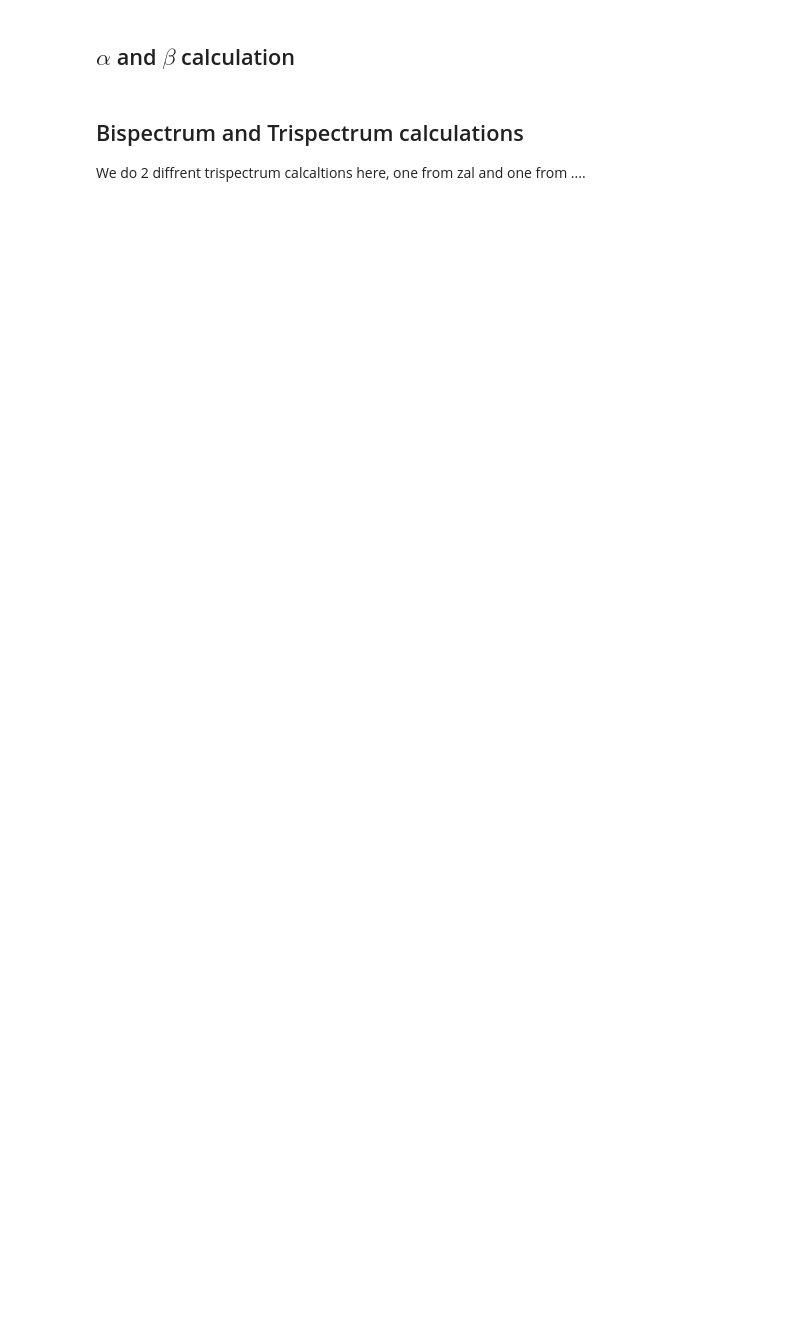
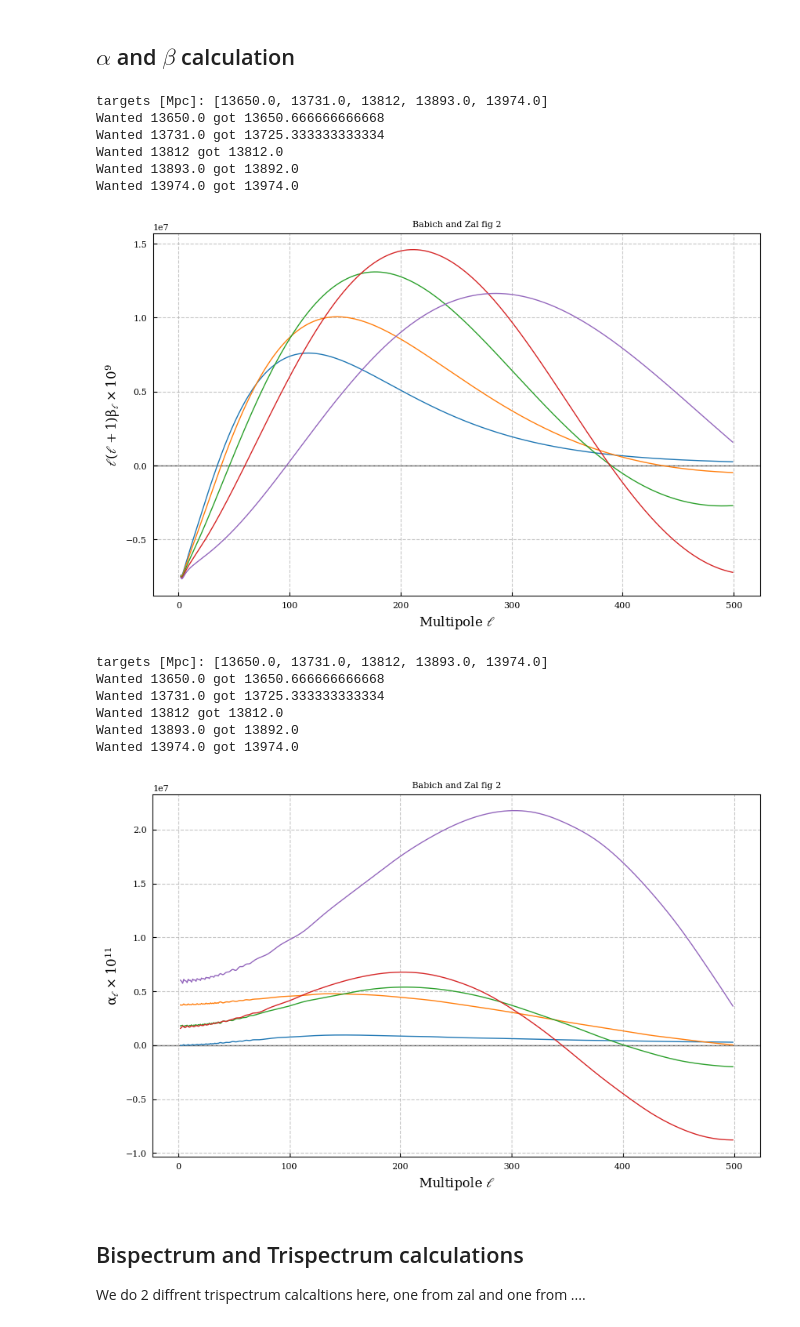
Before and after one commit to JBrandonS/MLPNG, a Jupyter notebook: lens_test.ipynb, the cells around one changed output. Saved outputs shown, nothing was run; the diff lists cells and outputs as text; code cells hidden in the pictures; blank space fills up the shorter version.

```diff
--- a/lens_test.ipynb
+++ b/lens_test.ipynb
@@ -521,3 +651,82 @@ beta_l = interp1d(
+# %%
+def plot_alpha_beta_comparison(transfer, scale, mult_ells=False, a_or_b=""):
+
+    # tau_0 = 46200 Myr # current
+    # tau_r = 911 Myr  # recombination
+    # R_d = c * (tau_0 - tau_r) = 13876 Mpc # comoving distance to the sls
+
+    tau_0 = 14082  # Mpc
+    tau_r = 270
+    targets = [(tau_0 - k * tau_r) for k in [1.6, 1.3, 1, 0.7, 0.4]]
+    # targets = [(tau_0 - k * tau_r)*3.26 for k in np.arange(0.1, 4.0, 0.1)]
+    print("targets [Mpc]:", targets)
+
+    lmax = 500
+    r_idxs = []
+    # for target in [13988, 13876, 13765]:
+    for target in targets:
+        r_idxs.append(np.argmin(np.abs(generator.radii - target)))
+        print(f"Wanted {target} got {generator.radii[r_idxs[-1]]}")
+
+    plt.figure(figsize=(10, 6))
+    for i, idx in enumerate(r_idxs):
+        actual_r = generator.radii[idx]
+
+        ells_plot = generator.ells
+        ells_plot_slice = ells_plot[2:lmax]
+        trans_slice = transfer[idx, 2:lmax]
+
+        if mult_ells:
+            scaling_factor = ells_plot_slice * (ells_plot_slice + 1) * 10**scale
+        else:
+            scaling_factor = 10**scale
+        scaled_trans = scaling_factor * trans_slice
+
+        plt.plot(
+            ells_plot_slice,
+            scaled_trans,
+            # color=color,
+            linewidth=1,
+            # linestyle=linestyles[i],
+            label=f"r={actual_r:.1f}",
+        )
+
+    plt.axhline(y=0, color="k", linestyle="-", linewidth=1, alpha=0.7, zorder=1)
+
+    label = rf"${a_or_b}_\ell \times 10^{{{scale}}}$"
+    if mult_ells:
+        label = rf"$\ell(\ell+1){{{a_or_b}}}_\ell \times 10^{{{scale}}}$"
+
+    # Formatting
+    plt.xlabel(r"Multipole $\ell$", fontsize=12)
+    plt.ylabel(label, fontsize=12)
+    plt.title(r"Babich and Zal fig 2", fontsize=8)
+    plt.grid(which="both", linestyle="--", alpha=0.7)
+    # plt.legend(fontsize=11)
+    # plt.gca().set_xticks([2, 10, 100, 1000, 10000])
+    # plt.gca().get_xaxis().set_major_formatter(plt.ScalarFormatter())
+    # plt.tight_layout()
+    plt.show()
+
+
+# Generate the corrected plot
+plot_alpha_beta_comparison(beta_l, 9, True, r"\beta")
+plot_alpha_beta_comparison(alpha_l, 11, a_or_b=r"\alpha")
+# %% [output]
+targets [Mpc]: [13650.0, 13731.0, 13812, 13893.0, 13974.0]
+Wanted 13650.0 got 13650.666666666668
+Wanted 13731.0 got 13725.333333333334
+Wanted 13812 got 13812.0
+Wanted 13893.0 got 13892.0
+Wanted 13974.0 got 13974.0
+[figure, added]
+targets [Mpc]: [13650.0, 13731.0, 13812, 13893.0, 13974.0]
+Wanted 13650.0 got 13650.666666666668
+Wanted 13731.0 got 13725.333333333334
+Wanted 13812 got 13812.0
+Wanted 13893.0 got 13892.0
+Wanted 13974.0 got 13974.0
+[figure, added]
 # %% [markdown]
 ## Bispectrum and Trispectrum calculations
 
```
Also changed, not shown: parts of 31 cells of this notebook, 17 other files.
